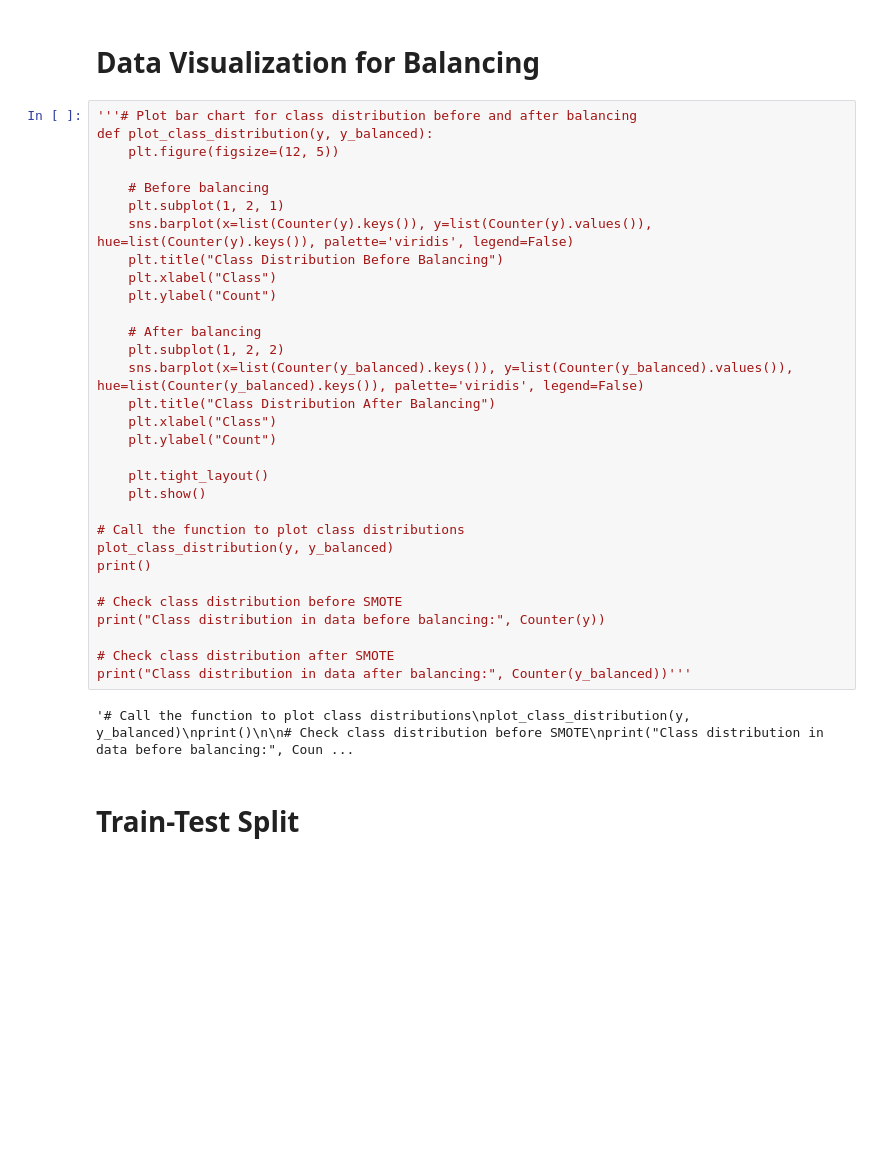
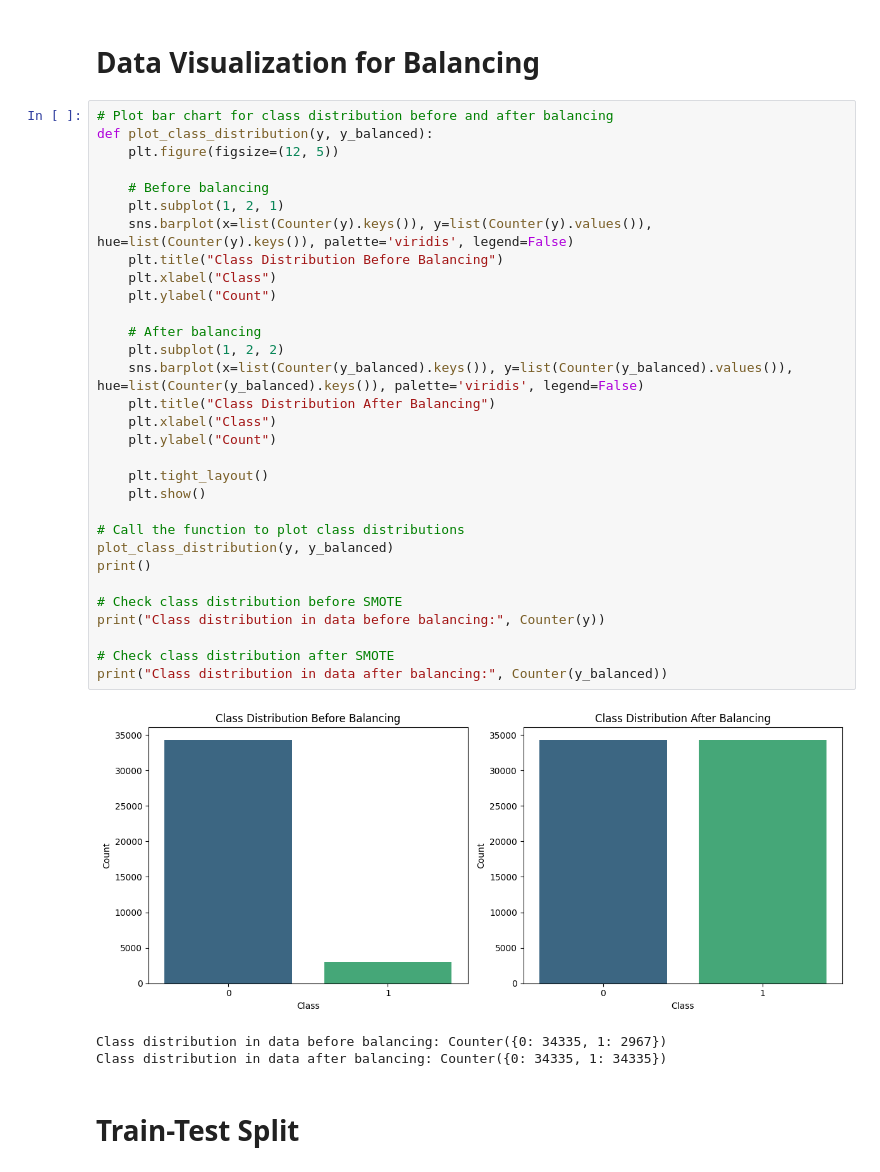
Before and after one commit to mathu3004/Bank_Marketing_MachineLearning_CW, a Jupyter notebook: Bank_Marketing_CM2604.ipynb, the cells around one changed output. Saved outputs shown, nothing was run; the diff lists cells and outputs as text; blank space fills up the shorter version.

```diff
--- a/Bank_Marketing_CM2604.ipynb
+++ b/Bank_Marketing_CM2604.ipynb
@@ -621,38 +627,40 @@ Training data balanced using SMOTE.
 # %% [markdown]
 # **Data Visualization for Balancing**
 # %%
-'''# Plot bar chart for class distribution before and after balancing
+# Plot bar chart for class distribution before and after balancing
 def plot_class_distribution(y, y_balanced):
     plt.figure(figsize=(12, 5))
 
     # Before balancing
     plt.subplot(1, 2, 1)
     sns.barplot(x=list(Counter(y).keys()), y=list(Counter(y).values()), hue=list(Counter(y).keys()), palette='viridis', legend=False)
     plt.title("Class Distribution Before Balancing")
     plt.xlabel("Class")
     plt.ylabel("Count")
 
     # After balancing
     plt.subplot(1, 2, 2)
     sns.barplot(x=list(Counter(y_balanced).keys()), y=list(Counter(y_balanced).values()), hue=list(Counter(y_balanced).keys()), palette='viridis', legend=False)
     plt.title("Class Distribution After Balancing")
     plt.xlabel("Class")
     plt.ylabel("Count")
 
     plt.tight_layout()
     plt.show()
 
 # Call the function to plot class distributions
 plot_class_distribution(y, y_balanced)
 print()
 
 # Check class distribution before SMOTE
 print("Class distribution in data before balancing:", Counter(y))
 
 # Check class distribution after SMOTE
-print("Class distribution in data after balancing:", Counter(y_balanced))'''
+print("Class distribution in data after balancing:", Counter(y_balanced))
 # %% [output]
+[figure, added]
-'# Call the function to plot class distributions\nplot_class_distribution(y, y_balanced)\nprint()\n\n# Check class distribution before SMOTE\nprint("Class distribution in data before balancing:", Coun ...
+Class distribution in data before balancing: Counter({0: 34335, 1: 2967})
+Class distribution in data after balancing: Counter({0: 34335, 1: 34335})
 # %% [markdown]
 # **Train-Test Split**
 # %%
```
Also changed, not shown: parts of 23 cells of this notebook.
